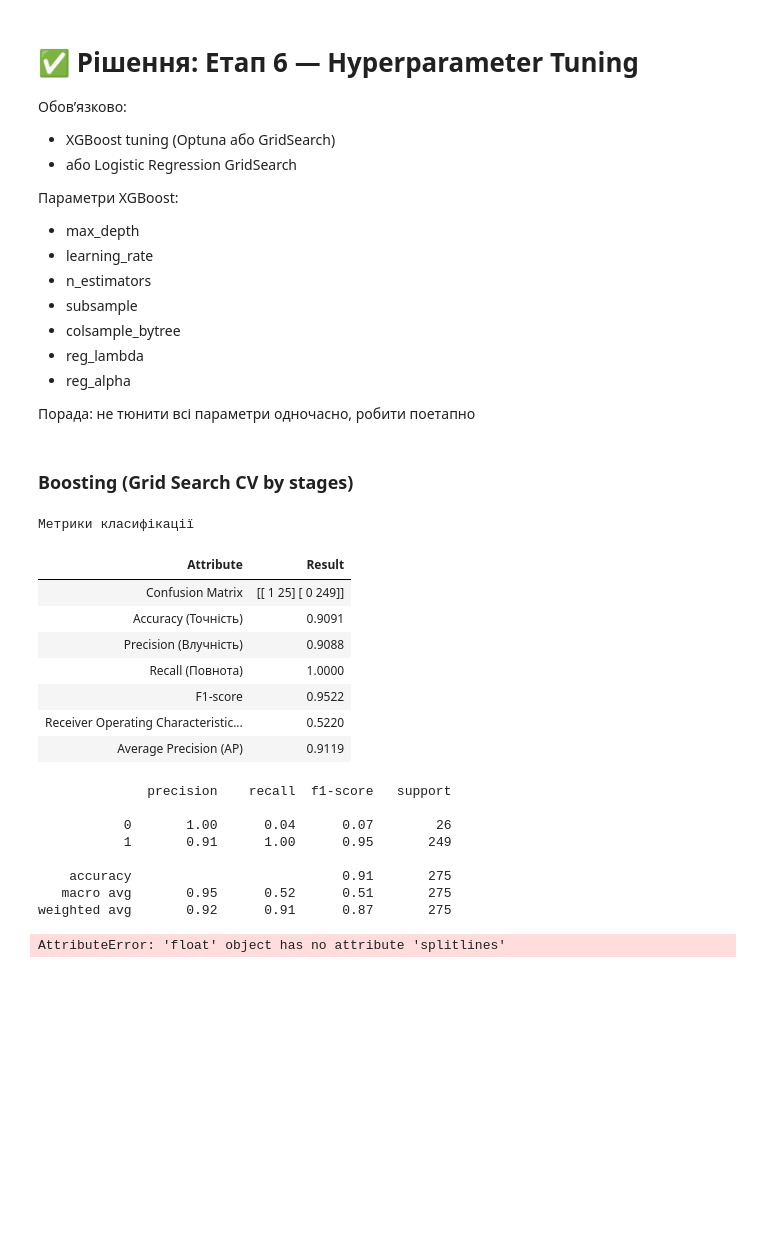
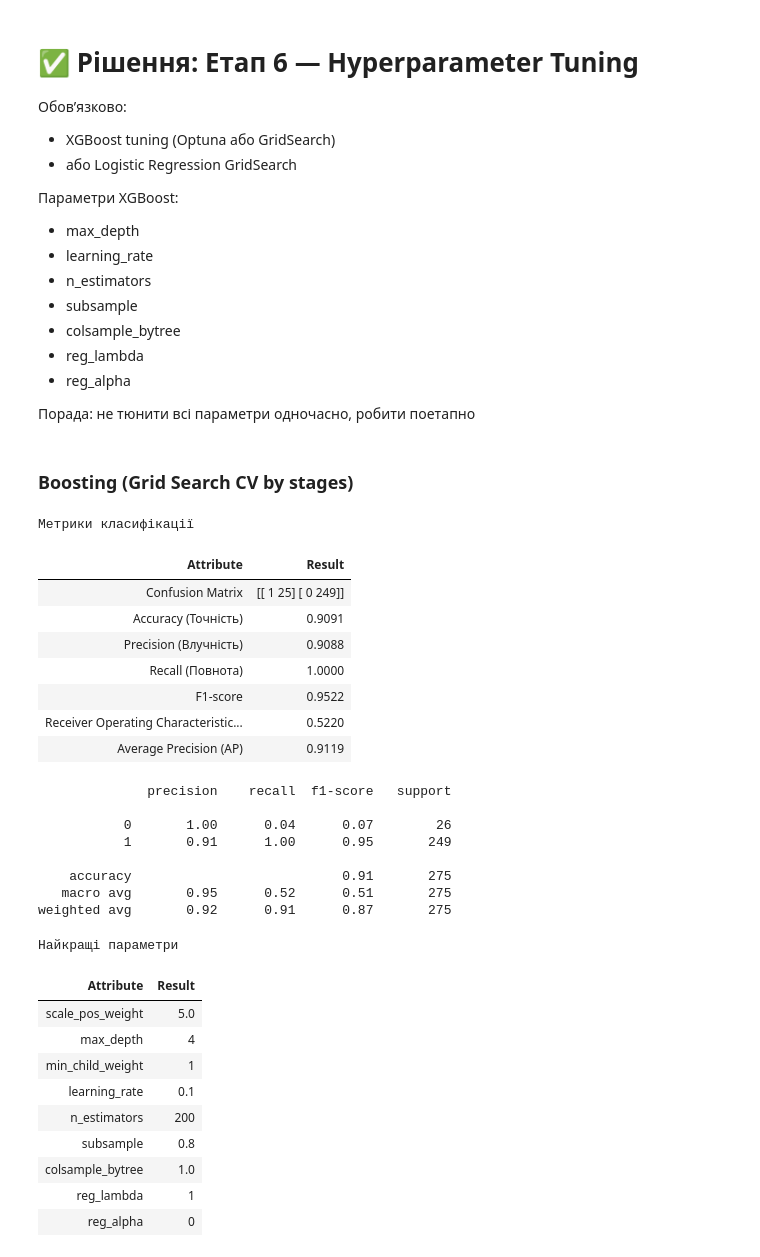
Before and after one commit to BogdanPinchuk/DataScience-PBY_HW20_Course_Project, a Jupyter notebook: Bohdan_Pinchuk_DS_HW20.ipynb, the cells around one changed output. Saved outputs shown, nothing was run; the diff lists cells and outputs as text; code cells hidden in the pictures; blank space fills up the shorter version.

```diff
--- a/Bohdan_Pinchuk_DS_HW20.ipynb
+++ b/Bohdan_Pinchuk_DS_HW20.ipynb
@@ -3207,33 +3207,42 @@ if grid_search is not None:
     Y_pred_xgb_grid_stages = best_model.predict(X_test)
     Y_prob_xgb_grid_stages = best_model.predict_proba(X_test)[:, 1]
 
     # Print results
     display(Markdown(f"### Boosting (Grid Search CV by stages)"))
     df_xgb_grid_stages = mn.calc_class_metrics(Y_test, Y_pred_xgb_grid_stages, Y_prob_xgb_grid_stages)
 
 rp = rpt.Reporter()
 for param_name, param_values in model_config.items():
-    print(param_name, param_values)
-    # rp.add_item(param_name, param_values)
+    rp.add_item(str(param_name), str(param_values))
 
 rp.print_pd_report("Найкращі параметри")
 # %% [output]
 ### Boosting (Grid Search CV by stages)
 Метрики класифікації
 | Attribute | Result |
 | Confusion Matrix | [[ 1 25] [ 0 249]] |
 | Accuracy (Точність) | 0.9091 |
 | Precision (Влучність) | 0.9088 |
 | Recall (Повнота) | 1.0000 |
 | F1-score | 0.9522 |
 | Receiver Operating Characteristic... | 0.5220 |
 | Average Precision (AP) | 0.9119 |
               precision    recall  f1-score   support
 
            0       1.00      0.04      0.07        26
            1       0.91      1.00      0.95       249
 
     accuracy                           0.91       275
    macro avg       0.95      0.52      0.51       275
 weighted avg       0.92      0.91      0.87       275
-AttributeError: 'float' object has no attribute 'splitlines'
+Найкращі параметри
+| Attribute | Result |
+| scale_pos_weight | 5.0 |
+| max_depth | 4 |
+| min_child_weight | 1 |
+| learning_rate | 0.1 |
+| n_estimators | 200 |
+| subsample | 0.8 |
+| colsample_bytree | 1.0 |
+| reg_lambda | 1 |
+| reg_alpha | 0 |
```
